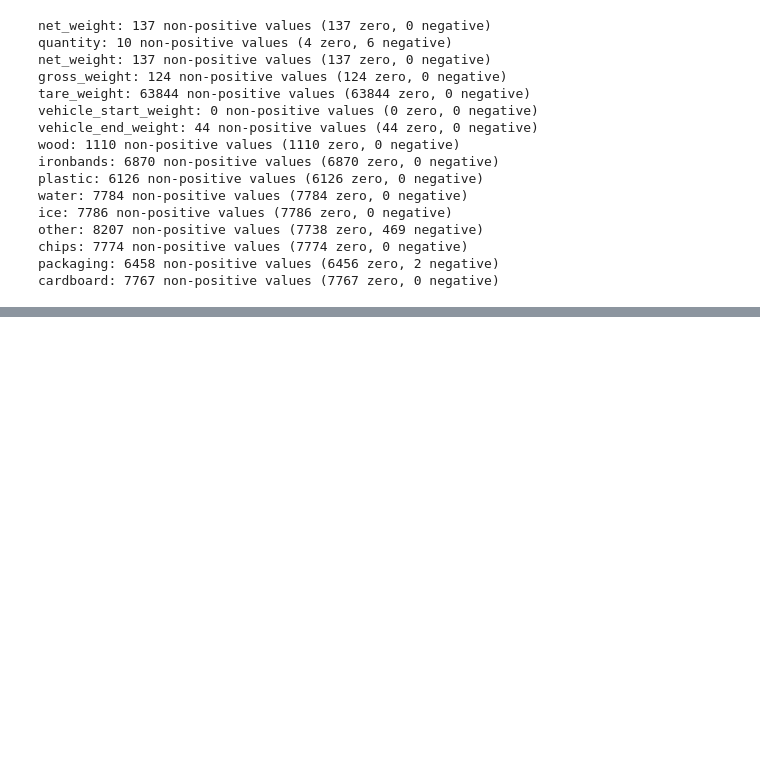
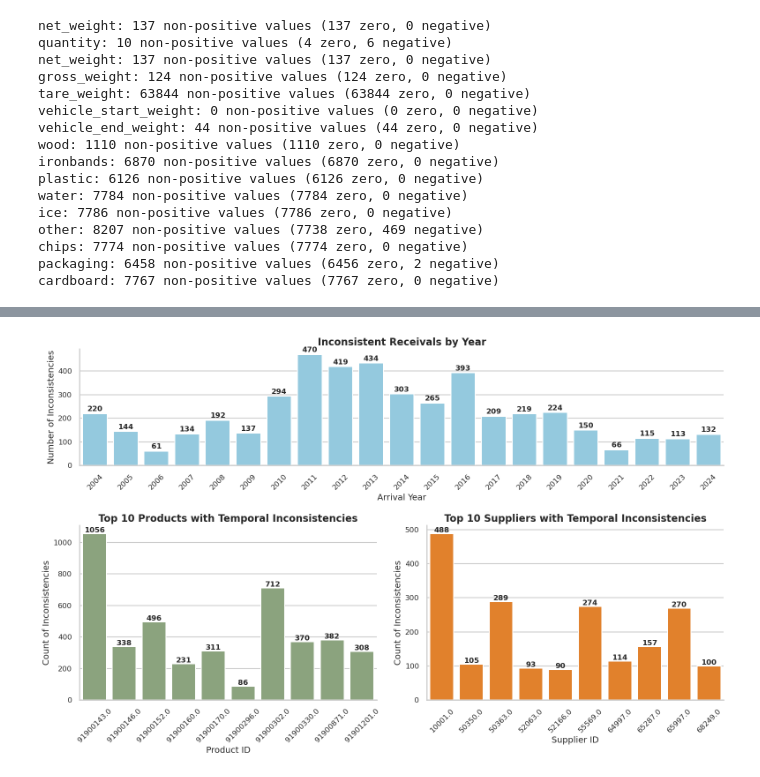
Before and after one commit to siljehj/ML_project, a Jupyter notebook: EDA1.ipynb, the cells around one changed output, grey strips where cells are left out. Cells and saved outputs as stored; diff of their text form; code cells hidden in the pictures; blank space fills up the shorter version.

```diff
--- a/EDA1.ipynb
+++ b/EDA1.ipynb
@@ -144,0 +220,96 @@ Fraction with no matching receivals: 32.78%
+# %%
+from matplotlib.gridspec import GridSpec
+
+merged = receivals.merge(
+    purchase_orders[['purchase_order_id', 'purchase_order_item_no', 'created_date_time']],
+    on=['purchase_order_id', 'purchase_order_item_no'],
+    how='left'
+)
+
+inconsistent = merged[merged['date_arrival'] < merged['created_date_time']].copy()
+inconsistent.loc[:, "arrival_year"] = inconsistent["date_arrival"].dt.year
+
+sns.set_theme(style="whitegrid", context="talk", font="DejaVu Sans")
+plt.rcParams.update({'axes.titlesize': 16, 'axes.labelsize': 14, 'xtick.labelsize': 12, 'ytick.labelsize': 12})
+
+fig = plt.figure(figsize=(16, 10))
+gs = GridSpec(2, 2, height_ratios=[2, 3], width_ratios=[1, 1], figure=fig)
+
+# Graph 1
+ax0 = fig.add_subplot(gs[0, :])
+year_counts = inconsistent["arrival_year"].value_counts().sort_index()
+sns.barplot(
+    x=year_counts.index,
+    y=year_counts.values,
+    color="#87CEEB",  # skyblue
+    ax=ax0
+)
+ax0.set_title("Inconsistent Receivals by Year", weight="bold")
+ax0.set_xlabel("Arrival Year")
+ax0.set_ylabel("Number of Inconsistencies")
+ax0.tick_params(axis="x", rotation=45)
+
+for i, v in enumerate(year_counts.values):
+    ax0.text(i, v + max(year_counts.values)*0.01, str(v), ha='center', va='bottom', fontsize=12, weight='bold')
+
+# Graph 2
+top_products = inconsistent["product_id"].value_counts().head(10).reset_index()
+top_products.columns = ["product_id", "count"]
+top_products["count"] = top_products["count"].astype(int)
+
+ax1 = fig.add_subplot(gs[1, 0])
+sns.barplot(
+    data=top_products,
+    x="product_id",
+    y="count",
+    color="#89a978",
+    ax=ax1
+)
+ax1.set_title("Top 10 Products with Temporal Inconsistencies", weight="bold")
+ax1.set_xlabel("Product ID")
+ax1.set_ylabel("Count of Inconsistencies")
+ax1.tick_params(axis="x", rotation=45)
+
+for p in ax1.patches:
+    ax1.annotate(
+        f'{int(p.get_height())}',
+        (p.get_x() + p.get_width() / 2., p.get_height()),
+        ha='center',
+        va='bottom',
+        fontsize=12,
+        weight='bold'
+    )
+
+# Graph 3
+top_suppliers = inconsistent["supplier_id"].value_counts().head(10).reset_index()
+top_suppliers.columns = ["supplier_id", "count"]
+top_suppliers["count"] = top_suppliers["count"].astype(int)
+
+ax2 = fig.add_subplot(gs[1, 1])
+sns.barplot(
+    data=top_suppliers,
+    x="supplier_id",
+    y="count",
+    color="#ff7f0e",
+    ax=ax2
+)
+ax2.set_title("Top 10 Suppliers with Temporal Inconsistencies", weight="bold")
+ax2.set_xlabel("Supplier ID")
+ax2.set_ylabel("Count of Inconsistencies")
+ax2.tick_params(axis="x", rotation=45)
+
+for p in ax2.patches:
+    ax2.annotate(
+        f'{int(p.get_height())}',
+        (p.get_x() + p.get_width() / 2., p.get_height()),
+        ha='center',
+        va='bottom',
+        fontsize=12,
+        weight='bold'
+    )
+
+sns.despine()
+plt.tight_layout()
+plt.show()
+# %% [output]
+[figure, added]
```
Also changed, not shown: parts of 20 cells of this notebook, 1 other file.
